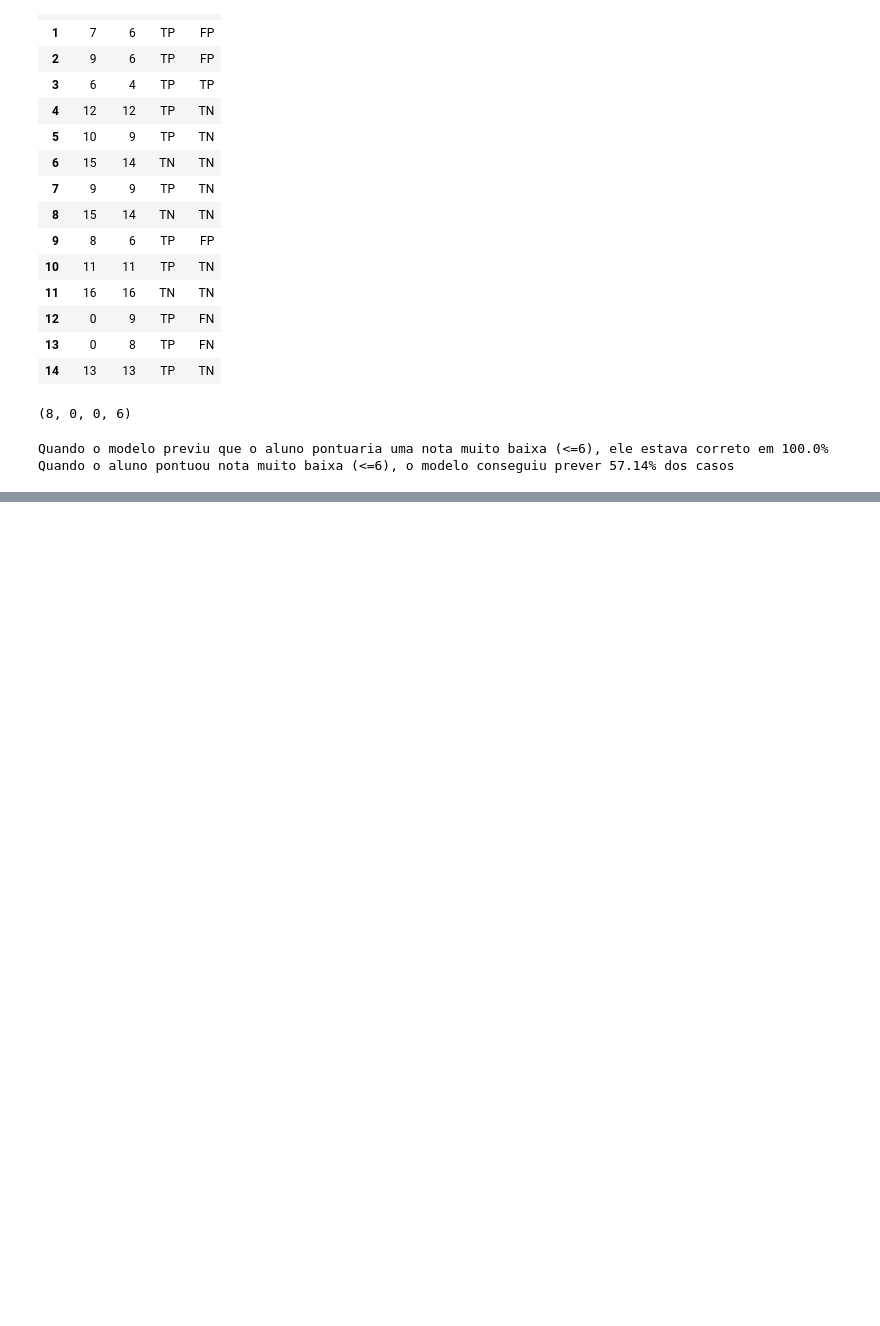
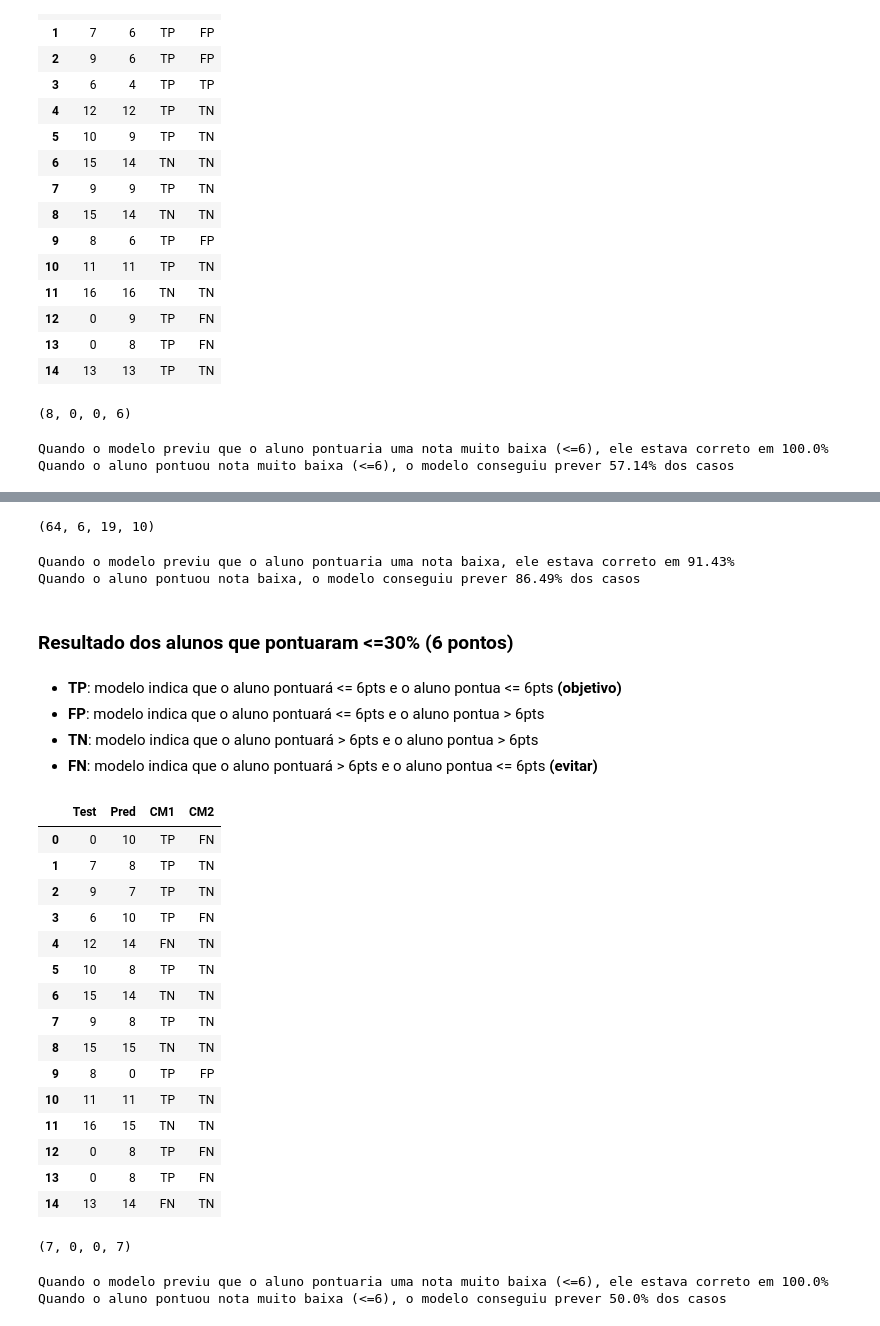
Before and after one commit to Vinicius-Luiz/machine_learning_regression_student_performance, a Jupyter notebook: 05_RESULTADOS.ipynb, the cells around one changed output, grey strips where cells are left out. Drawn from its saved outputs; the diff is of its cells as text; code cells hidden in the pictures; blank space fills up the shorter version.

```diff
--- a/05_RESULTADOS.ipynb
+++ b/05_RESULTADOS.ipynb
@@ -186,0 +239,6 @@ Quando o aluno pontuou nota muito baixa (<=6), o modelo conseguiu prever 57.14%
+# %%
+confusion_matrix = []
+for t, p in df.values:
+  confusion_matrix.append( 'TP' if (p < 14 and t < 14) else 'FP' if (p < 14 and t >= 14) else 'TN' if (p >= 14 and t >= 14) else 'FN' if (p >= 14 and t < 14) else None)
+df['CM1'] = confusion_matrix
+df.head(15)
@@ -186,0 +262,5 @@ Quando o aluno pontuou nota muito baixa (<=6), o modelo conseguiu prever 57.14%
+# %%
+TP, FP, TN, FN = get_cm(df, 'CM1')
+TP, FP, TN, FN
+# %% [output]
+(64, 6, 19, 10)
@@ -186,0 +270,41 @@ Quando o aluno pontuou nota muito baixa (<=6), o modelo conseguiu prever 57.14%
+# %%
+print(f'Quando o modelo previu que o aluno pontuaria uma nota baixa, ele estava correto em {precision}%')
+print(f'Quando o aluno pontuou nota baixa, o modelo conseguiu prever {recall}% dos casos')
+# %% [output]
+Quando o modelo previu que o aluno pontuaria uma nota baixa, ele estava correto em 91.43%
+Quando o aluno pontuou nota baixa, o modelo conseguiu prever 86.49% dos casos
+# %% [markdown]
+### Resultado dos alunos que pontuaram <=30% (6 pontos)
+# %% [markdown]
+- **TP**: modelo indica que o aluno pontuará <= 6pts e o aluno pontua <= 6pts **(objetivo)**
+- **FP**: modelo indica que o aluno pontuará <= 6pts e o aluno pontua > 6pts
+- **TN**: modelo indica que o aluno pontuará > 6pts e o aluno pontua > 6pts
+- **FN**: modelo indica que o aluno pontuará > 6pts e o aluno pontua <= 6pts **(evitar)**
+# %%
+confusion_matrix = []
+for t, p in df[['Test', 'Pred']].values:
+  confusion_matrix.append( 'TP' if (p <= 6 and t <= 6) else 'FP' if (p <= 6 and t > 6) else 'TN' if (p > 6 and t > 6) else 'FN' if (p > 6 and t <= 6) else None)
+df['CM2'] = confusion_matrix
+df.head(15)
+# %% [output]
+|  | Test | Pred | CM1 | CM2 |
+| 0 | 0 | 10 | TP | FN |
+| 1 | 7 | 8 | TP | TN |
+| 2 | 9 | 7 | TP | TN |
+| 3 | 6 | 10 | TP | FN |
+| 4 | 12 | 14 | FN | TN |
+| 5 | 10 | 8 | TP | TN |
+| 6 | 15 | 14 | TN | TN |
+| 7 | 9 | 8 | TP | TN |
+| 8 | 15 | 15 | TN | TN |
+| 9 | 8 | 0 | TP | FP |
+| 10 | 11 | 11 | TP | TN |
+| 11 | 16 | 15 | TN | TN |
+| 12 | 0 | 8 | TP | FN |
+| 13 | 0 | 8 | TP | FN |
+| 14 | 13 | 14 | FN | TN |
+# %%
+TP, FP, TN, FN = get_cm(df[ df['Test'] <= 6 ], 'CM2')
+TP, FP, TN, FN
+# %% [output]
+(7, 0, 0, 7)
@@ -186,0 +314,6 @@ Quando o aluno pontuou nota muito baixa (<=6), o modelo conseguiu prever 57.14%
+# %%
+print(f'Quando o modelo previu que o aluno pontuaria uma nota muito baixa (<=6), ele estava correto em {precision}%')
+print(f'Quando o aluno pontuou nota muito baixa (<=6), o modelo conseguiu prever {recall}% dos casos')
+# %% [output]
+Quando o modelo previu que o aluno pontuaria uma nota muito baixa (<=6), ele estava correto em 100.0%
+Quando o aluno pontuou nota muito baixa (<=6), o modelo conseguiu prever 50.0% dos casos
```
Also changed, not shown: parts of 20 cells of this notebook.
